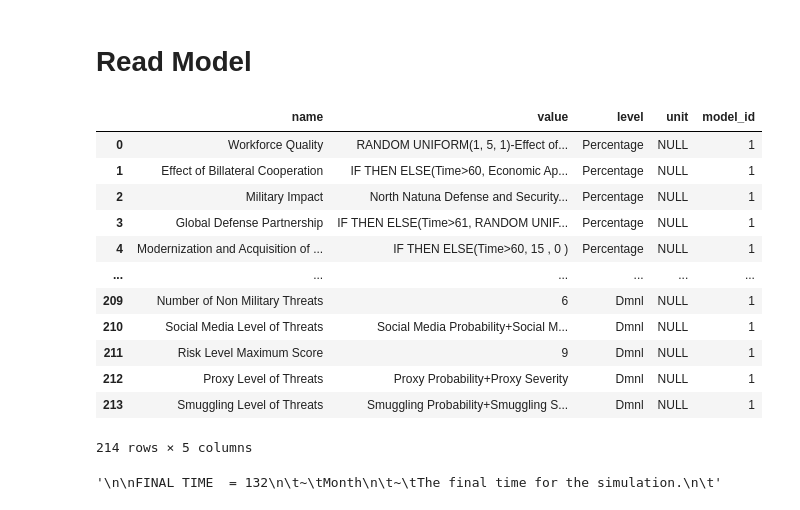
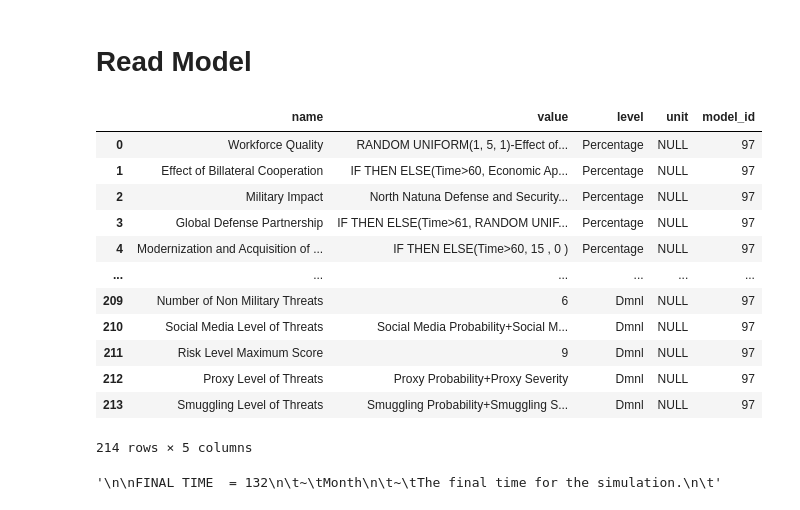
Before and after one commit to farrelarrizal/natuna-app, a Jupyter notebook: public/python/read-vensim.ipynb, the cells around one changed output. Drawn from its saved outputs; the diff is of its cells as text; code cells hidden in the pictures.

Commit message:
bugfix(model): fix model convert

```diff
--- a/public/python/read-vensim.ipynb
+++ b/public/python/read-vensim.ipynb
@@ -1,5 +1,5 @@
 # %%
-file_name = '../../storage/app/uploads/uGAY4nnaxlVNY467IvfS4GOL1CTfbv13IP4axaT5.bin'
+file_name = '../../storage/app/uploads/Piyjq8ZHKtDuHiTaqtGcwTlIezXERT3t5EQIjWml.bin'
 # %%
 import mysql.connector
 import os
@@ -13,7 +13,7 @@ connection = mysql.connector.connect(
     host="db-natuna.ctmogcuxclxn.ap-southeast-1.rds.amazonaws.com",
     user="admin",
     passwd="cujwiq-suqhu2-bycpuB",
-    database="web-app"
+    database="web-app-dev"
 )
 
 # Create a cursor
@@ -37,7 +37,7 @@ def execute_query(query):
         host="db-natuna.ctmogcuxclxn.ap-southeast-1.rds.amazonaws.com",
         user="admin",
         passwd="cujwiq-suqhu2-bycpuB",
-        database="web-app"
+        database="web-app-dev"
     )
     cursor = connection.cursor()
     cursor.execute(query)
@@ -72,7 +79,7 @@ pyodbc.drivers()
 import json
 import pandas as pd
 # %%
-file_name = 'sfd_model.mdl'
+# file_name = '6_SFD_Basemodel 2908.mdl'
 # file_name = 'Most Likely.mdl'
 # %%
 def load_model(file_name, model_id):
@@ -123,22 +130,22 @@ def load_model(file_name, model_id):
 
     return df
 # %%
-model_id = 1
+model_id = 97
 data = load_model(file_name, model_id)
 data
 # %% [output]
 |  | name | value | level | unit | model_id |
-| 0 | Workforce Quality | RANDOM UNIFORM(1, 5, 1)-Effect of... | Percentage | NULL | 1 |
-| 1 | Effect of Billateral Cooperation | IF THEN ELSE(Time>60, Economic Ap... | Percentage | NULL | 1 |
-| 2 | Military Impact | North Natuna Defense and Security... | Percentage | NULL | 1 |
-| 3 | Global Defense Partnership | IF THEN ELSE(Time>61, RANDOM UNIF... | Percentage | NULL | 1 |
-| 4 | Modernization and Acquisition of ... | IF THEN ELSE(Time>60, 15 , 0 ) | Percentage | NULL | 1 |
+| 0 | Workforce Quality | RANDOM UNIFORM(1, 5, 1)-Effect of... | Percentage | NULL | 97 |
+| 1 | Effect of Billateral Cooperation | IF THEN ELSE(Time>60, Economic Ap... | Percentage | NULL | 97 |
+| 2 | Military Impact | North Natuna Defense and Security... | Percentage | NULL | 97 |
+| 3 | Global Defense Partnership | IF THEN ELSE(Time>61, RANDOM UNIF... | Percentage | NULL | 97 |
+| 4 | Modernization and Acquisition of ... | IF THEN ELSE(Time>60, 15 , 0 ) | Percentage | NULL | 97 |
 | ... | ... | ... | ... | ... | ... |
-| 209 | Number of Non Military Threats | 6 | Dmnl | NULL | 1 |
-| 210 | Social Media Level of Threats | Social Media Probability+Social M... | Dmnl | NULL | 1 |
-| 211 | Risk Level Maximum Score | 9 | Dmnl | NULL | 1 |
-| 212 | Proxy Level of Threats | Proxy Probability+Proxy Severity | Dmnl | NULL | 1 |
-| 213 | Smuggling Level of Threats | Smuggling Probability+Smuggling S... | Dmnl | NULL | 1 |
+| 209 | Number of Non Military Threats | 6 | Dmnl | NULL | 97 |
+| 210 | Social Media Level of Threats | Social Media Probability+Social M... | Dmnl | NULL | 97 |
+| 211 | Risk Level Maximum Score | 9 | Dmnl | NULL | 97 |
+| 212 | Proxy Level of Threats | Proxy Probability+Proxy Severity | Dmnl | NULL | 97 |
+| 213 | Smuggling Level of Threats | Smuggling Probability+Smuggling S... | Dmnl | NULL | 97 |
 214 rows × 5 columns
 # %%
 def load_raw(file_name):
```
Also changed, not shown: parts of 12 cells of this notebook, 18 other files.
